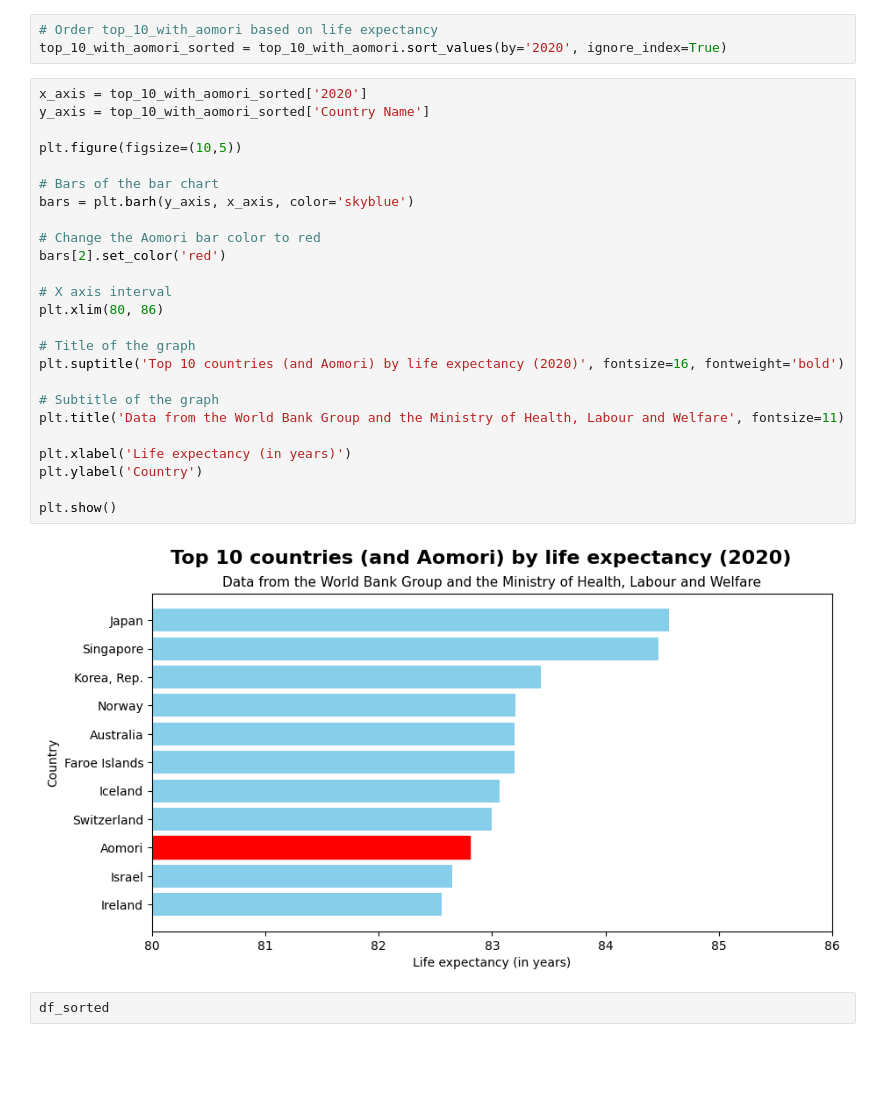
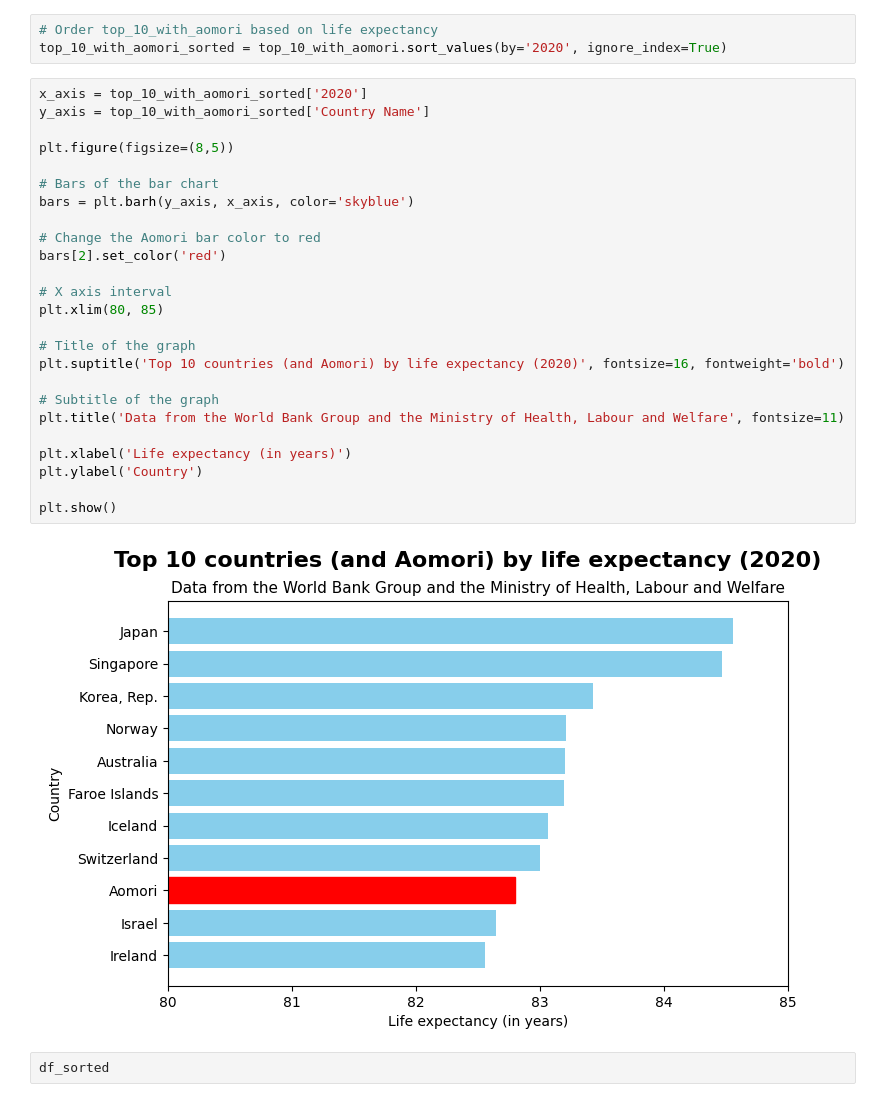
Before and after one commit to rafaseto/japan-life-expectancy, a Jupyter notebook: data_analysis.ipynb, the cells around one changed output. Cells and saved outputs as stored; diff of their text form; blank space fills up the shorter version.

Commit message:
update the bar chart Top 10 countries (and Aomori) by life expectancy
Change figsize (before: (10,5); after: (8,5)). Change xlim (before: (80,86); after: (80,85)).

```diff
--- a/data_analysis.ipynb
+++ b/data_analysis.ipynb
@@ -138,30 +138,30 @@ top_10_with_aomori_sorted = top_10_with_aomori.sort_values(by='2020', ignore_ind
 # %%
 x_axis = top_10_with_aomori_sorted['2020']
 y_axis = top_10_with_aomori_sorted['Country Name']
 
-plt.figure(figsize=(10,5))
+plt.figure(figsize=(8,5))
 
 # Bars of the bar chart
 bars = plt.barh(y_axis, x_axis, color='skyblue')
 
 # Change the Aomori bar color to red
 bars[2].set_color('red')
 
 # X axis interval
-plt.xlim(80, 86)
+plt.xlim(80, 85)
 
 # Title of the graph
 plt.suptitle('Top 10 countries (and Aomori) by life expectancy (2020)', fontsize=16, fontweight='bold')
 
 # Subtitle of the graph
 plt.title('Data from the World Bank Group and the Ministry of Health, Labour and Welfare', fontsize=11)
 
 plt.xlabel('Life expectancy (in years)')
 plt.ylabel('Country')
 
 plt.show()
 # %% [output]
-[figure, old version]
+[figure, new version]
 # %%
 df_sorted
 # %% [output]
```
